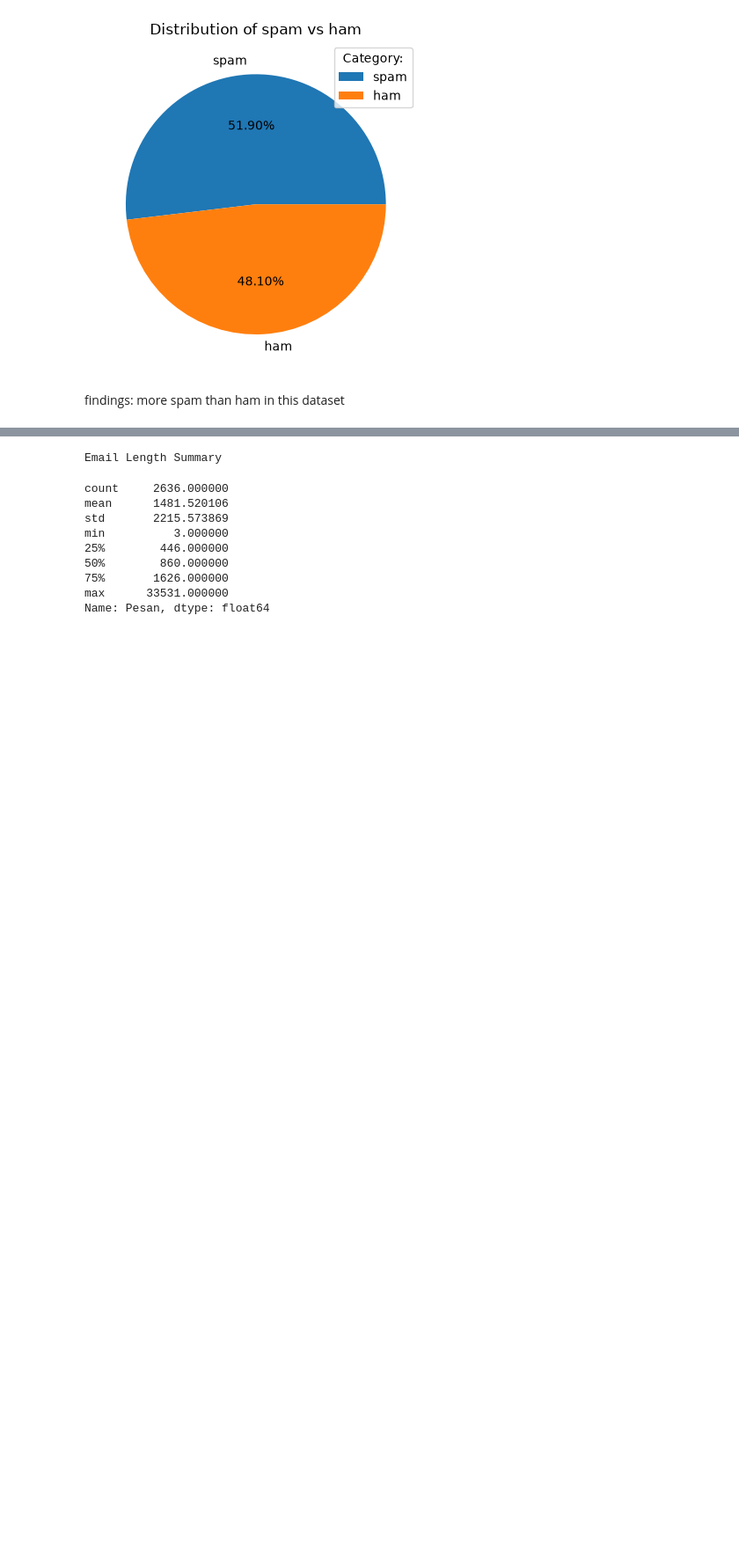
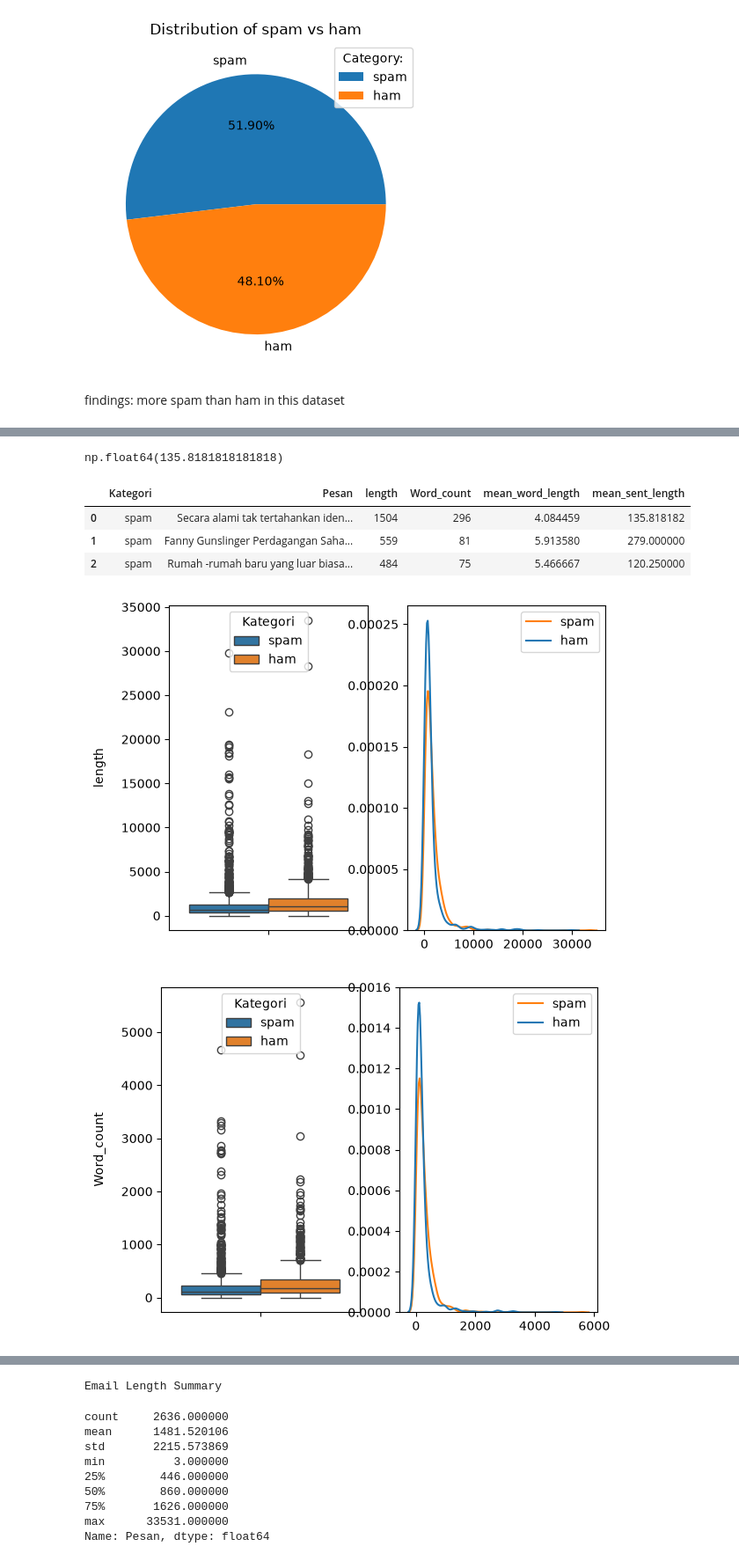
Before and after one commit to Jolin-Avelina/spam_detection, a Jupyter notebook: eda_email.ipynb, the cells around one changed output, grey strips where cells are left out. Shown at 88% size. Cells and saved outputs as stored; diff of their text form; code cells hidden in the pictures; blank space fills up the shorter version.

```diff
--- a/eda_email.ipynb
+++ b/eda_email.ipynb
@@ -84,0 +118,3 @@ findings: more spam than ham in this dataset
+# %%
+data['Word_count']=data['Pesan'].apply(word_count)
+data.head(10)
@@ -84,0 +133,4 @@ findings: more spam than ham in this dataset
+# %%
+import numpy as np
+data['mean_word_length']=data['Pesan'].map(lambda rev: np.mean ([len(word) for word in rev.split()]))
+data.head(10)
@@ -84,0 +149,36 @@ findings: more spam than ham in this dataset
+# %%
+#average length of sentences in review
+np.mean([len(sent)for sent in sent_tokenize(data['Pesan'][0])])
+# %% [output]
+np.float64(135.8181818181818)
+# %%
+data['mean_sent_length']=data['Pesan'].map(
+    lambda rev:
+    np.mean([len(sent)for sent in sent_tokenize(rev)])
+)
+data.head(3)
+# %% [output]
+|  | Kategori | Pesan | length | Word_count | mean_word_length | mean_sent_length |
+| 0 | spam | Secara alami tak tertahankan iden... | 1504 | 296 | 4.084459 | 135.818182 |
+| 1 | spam | Fanny Gunslinger Perdagangan Saha... | 559 | 81 | 5.913580 | 279.000000 |
+| 2 | spam | Rumah -rumah baru yang luar biasa... | 484 | 75 | 5.466667 | 120.250000 |
+# %%
+def visualize(col):
+    plt.subplot(1,2,1)
+    sns.boxplot(y=data[col], hue=data['Kategori'])
+    plt.ylabel(col, labelpad=12.5)
+
+    plt.subplot(1,2,2)
+    sns.kdeplot(data=data, x=col, hue='Kategori')
+    plt.legend(data['Kategori'].unique())
+    plt.xlabel('')
+    plt.ylabel('')
+
+    plt.show()
+# %%
+features = data.columns.tolist()[2:]
+for feature in features:
+    visualize(feature)
+# %% [output]
+[figure, added]
+[figure, added]
```
Also changed, not shown: parts of 31 cells of this notebook, 1 other file.
